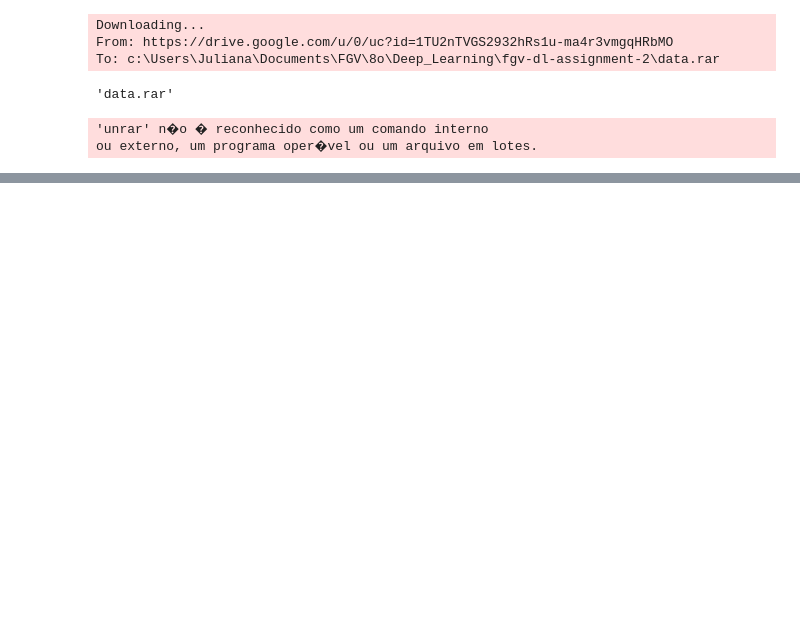
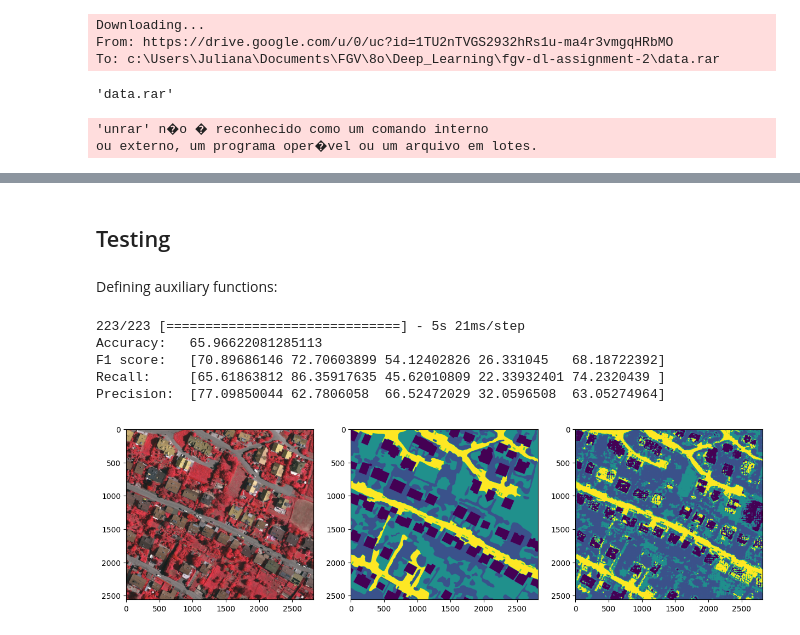
Before and after one commit to juanbelieni/fgv-dl-assignment-2, a Jupyter notebook: main.ipynb, the cells around one changed output, grey strips where cells are left out. Cells and saved outputs as stored; diff of their text form; code cells hidden in the pictures; blank space fills up the shorter version.

```diff
--- a/main.ipynb
+++ b/main.ipynb
@@ -176,9 +183,8 @@ def upsample_block(layer, conv_features, n_filters):
 
 
 def unet(input_shape, n_classes):
-    print(input_shape)
     in_layer = Input(input_shape)
-    n_layers = [16, 32, 64, 128, 256]
+    n_layers = [2 ** i for i in range(3, 8)]
 
     down_conv1, down_pool1 = downsample_block(in_layer, n_layers[0])
     down_conv2, down_pool2 = downsample_block(down_pool1, n_layers[1])
@@ -194,4 +200,4 @@ def unet(input_shape, n_classes):
 
     out_layer = Conv2D(n_classes, 1, padding="same", activation="softmax")(up_conv4)
 
-    return Model(in_layer, out_layer)
+    return keras.Model(in_layer, out_layer)
@@ -376,0 +392,4 @@ KeyboardInterrupt:
+# %% [markdown]
+## Testing
+# %% [markdown]
+Defining auxiliary functions:
@@ -376,0 +425,48 @@ KeyboardInterrupt:
+# %%
+# for patch size = 32
+patch_size = 32
+
+# Extract test patches
+test_image_patches = extract_patches(test_image_normalized, patch_size, patch_size)
+test_reference_patches = extract_patches(test_reference_encoded, patch_size, patch_size)
+
+# Compute the predicted labels
+predicted_labels = test(model, test_image_patches)
+predicted_labels_array = predicted_labels.reshape(-1)
+
+# Compute the true labels
+true_labels = np.argmax(test_reference_patches, axis=-1)
+true_labels_array = true_labels.reshape(-1)
+
+# Compute the metrics
+accuracy, f1score, recall, precision = compute_metrics(
+    true_labels_array,
+    predicted_labels_array,
+)
+
+# Print the metrics
+print("Accuracy:  ", accuracy)
+print("F1 score:  ", f1score)
+print("Recall:    ", recall)
+print("Precision: ", precision)
+# %% [output]
+223/223 [==============================] - 5s 21ms/step
+Accuracy:   65.96622081285113
+F1 score:   [70.89686146 72.70603899 54.12402826 26.331045   68.18722392]
+Recall:     [65.61863812 86.35917635 45.62010809 22.33932401 74.2320439 ]
+Precision:  [77.09850044 62.7806058  66.52472029 32.0596508  63.05274964]
+# %%
+
+fig, ax = plt.subplots(1, 3, figsize=(15, 5))
+
+ax[0].imshow(test_image)
+
+ax[1].imshow(test_reference_encoded.argmax(axis=-1))
+
+reconstructed_image = reconstruct_image(predicted_labels, test_reference.shape, patch_size)
+
+ax[2].imshow(reconstructed_image)
+
+plt.show()
+# %% [output]
+[figure, added]
```
Also changed, not shown: parts of 24 cells of this notebook, 1 other file.
